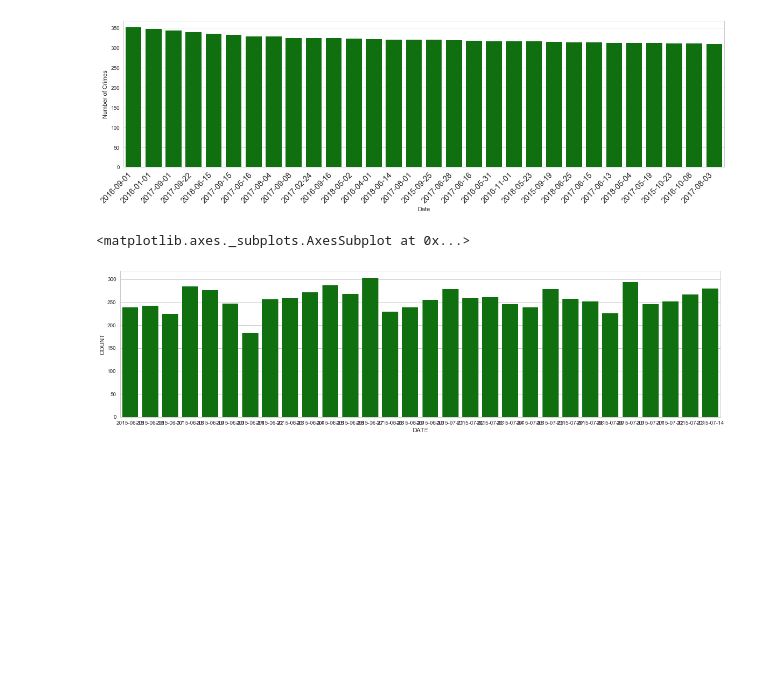
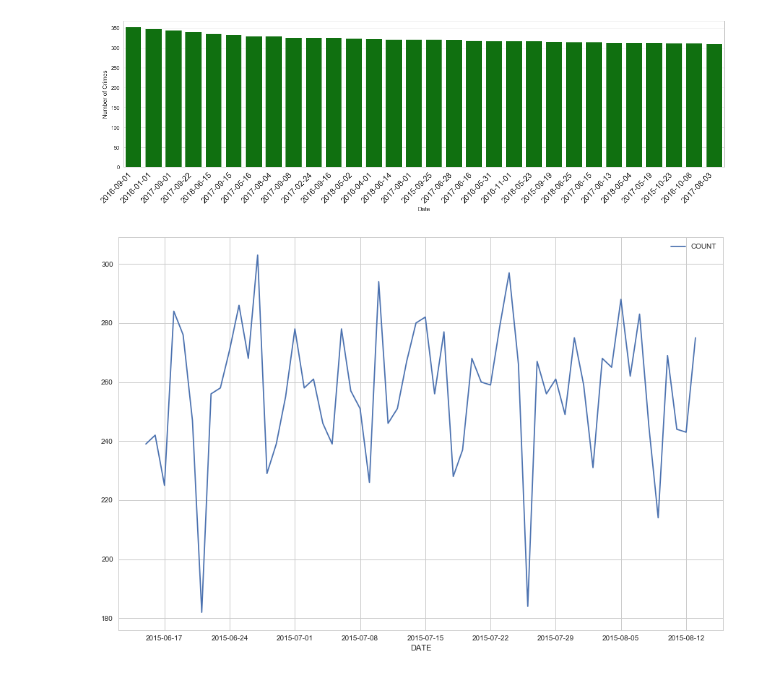
Before and after one commit to thusharabandara/boston-crime, a Jupyter notebook: analysis_1.ipynb, the cells around one changed output. Cells and saved outputs as stored; diff of their text form; code cells hidden in the pictures; blank space fills up the shorter version.

Commit message:
shrink the line graph to plot first 60 days

```diff
--- a/analysis_1.ipynb
+++ b/analysis_1.ipynb
@@ -170,12 +170,10 @@ barplot1.set_xticklabels(barplot1.get_xticklabels(),
 # get the number of crimes for each day without sorting
 new_crime_count_by_date = pd.DataFrame(crimedf.groupby('DATE').size().rename('COUNT').reset_index())
 # %%
-# create the matplotlib figure
-fig, ax = plt.subplots(figsize=(20, 5))
-
 # plot the line graph in order to observe the pattern
-# Number of crimes for first 30 days will be plotted
-lineplot1 = new_crim_count_by_date
+# Number of crimes for first 60 days will be plotted
+lineplot1 = new_crime_count_by_date.iloc[:60, :].plot.line(x="DATE", y="COUNT", figsize=(15, 10))
+# put a legend
+plt.legend('Number of ')
 # %% [output]
-<matplotlib.axes._subplots.AxesSubplot at 0x...>
-[figure, old version]
+[figure, new version]
```
